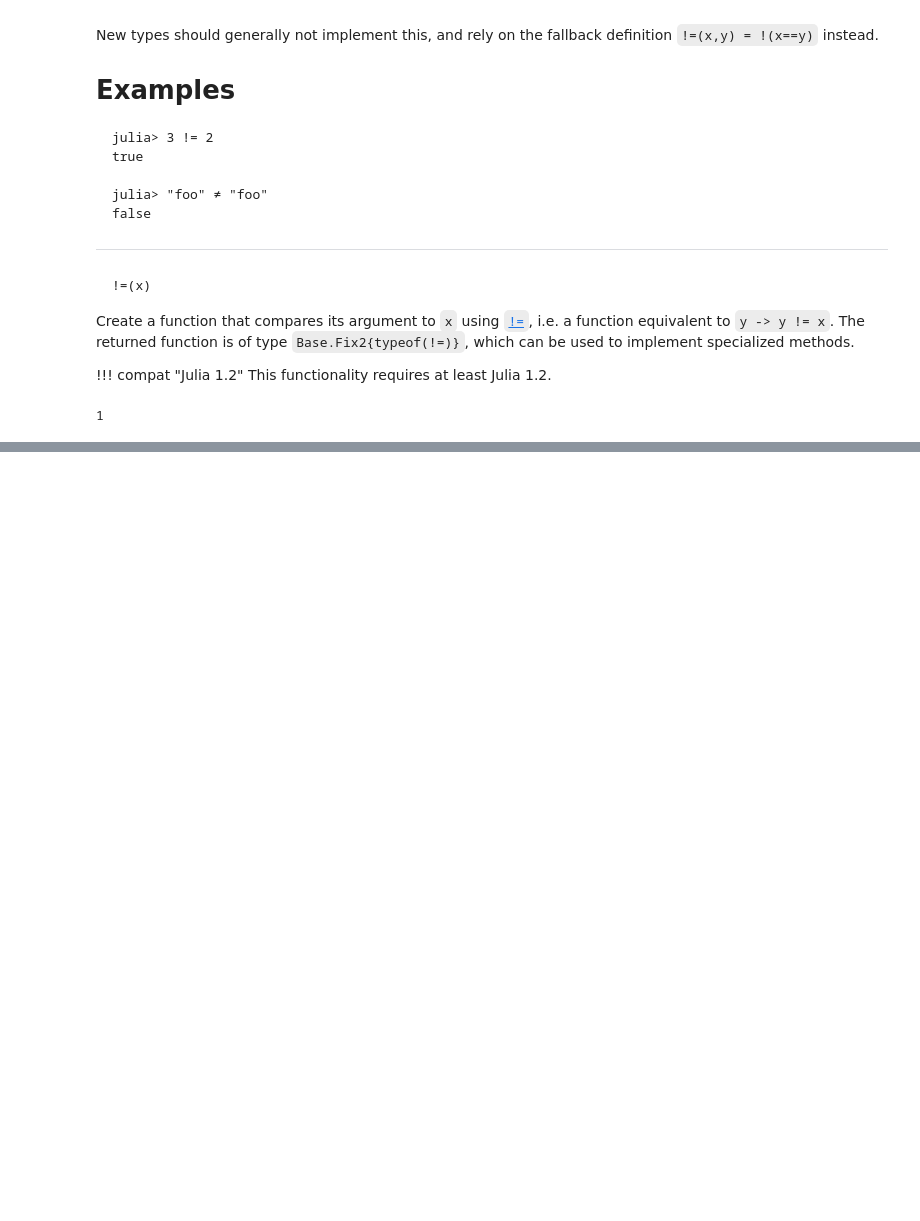
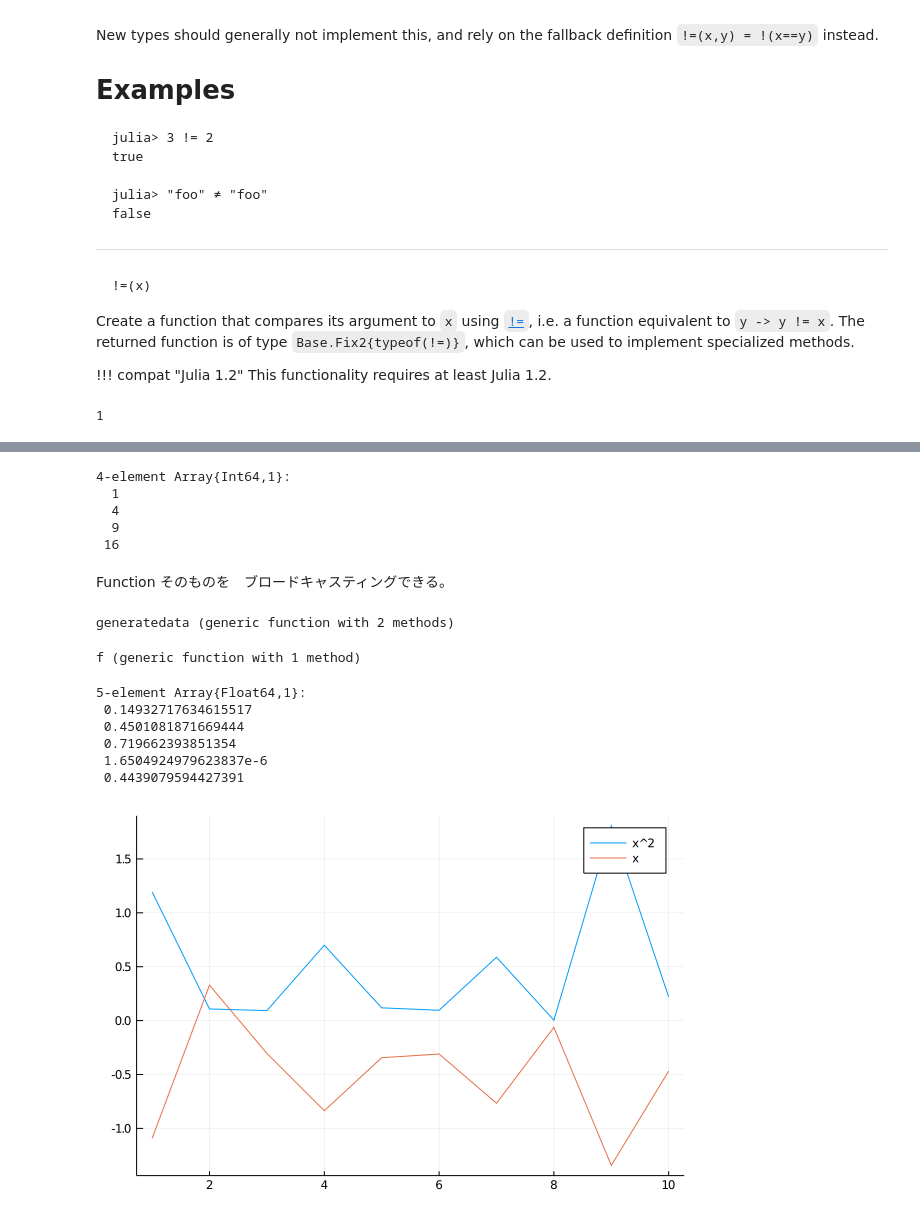
Before and after one commit to Jumpo-523/Julia-learning, a Jupyter notebook: Quant_Econ_Julia.ipynb, the cells around one changed output, grey strips where cells are left out. Saved outputs shown, nothing was run; the diff lists cells and outputs as text; code cells hidden in the pictures; blank space fills up the shorter version.

```diff
--- a/Quant_Econ_Julia.ipynb
+++ b/Quant_Econ_Julia.ipynb
@@ -168,0 +256,36 @@ Create a function that compares its argument to `x` using [`!=`](@ref), i.e. a f
+# %%
+f.(1:4)
+# %% [output]
+4-element Array{Int64,1}:
+  1
+  4
+  9
+ 16
+# %% [markdown]
+Function そのものを　ブロードキャスティングできる。
+# %%
+generatedata(n, gen) = gen.(randn(n))
+# %% [output]
+generatedata (generic function with 2 methods)
+# %%
+# ? generatedata
+f(x) =  x^ 2
+# %% [output]
+f (generic function with 1 method)
+# %%
+
+generatedata(5, f)
+# %% [output]
+5-element Array{Float64,1}:
+ 0.14932717634615517
+ 0.4501081871669444
+ 0.719662393851354
+ 1.6504924979623837e-6
+ 0.4439079594427391
+# %%
+n = 10
+x = randn(n)
+plot(f.(x), label="x^2")
+plot!(x, label="x") # layer on the same plot
+# %% [output]
+[figure, added]
```
Also changed, not shown: parts of 14 cells of this notebook.
